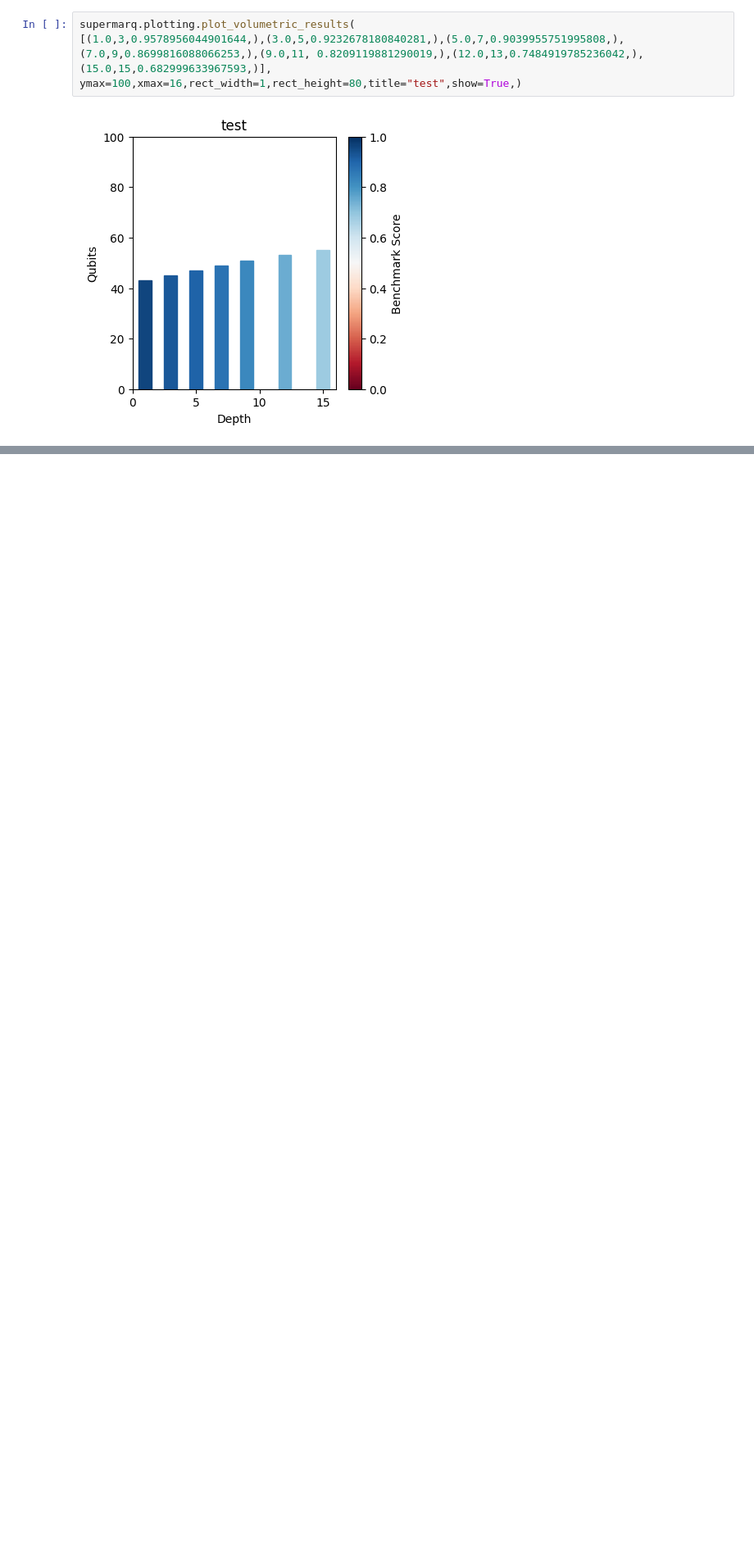
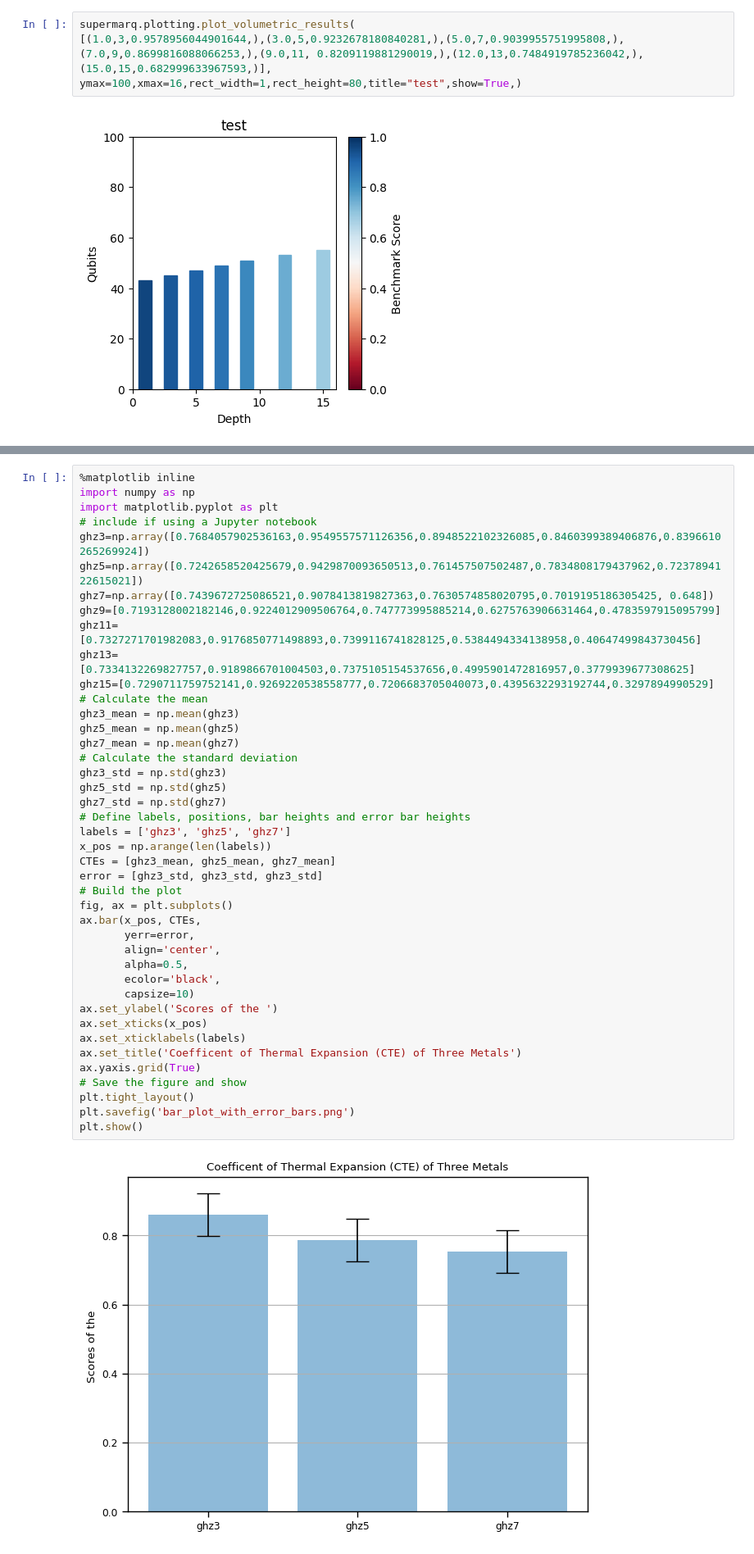
Before and after one commit to vandnaChaturvedi/Supermarq_benchmark_POC, a Jupyter notebook: sm_GHZ.ipynb, the cells around one changed output, grey strips where cells are left out. Shown at 82% size. Drawn from its saved outputs; the diff is of its cells as text; blank space fills up the shorter version.

```diff
--- a/sm_GHZ.ipynb
+++ b/sm_GHZ.ipynb
@@ -213,0 +238,44 @@ for fakes in all_fake_scores:
+# %%
+%matplotlib inline
+import numpy as np
+import matplotlib.pyplot as plt
+# include if using a Jupyter notebook
+ghz3=np.array([0.7684057902536163,0.9549557571126356,0.8948522102326085,0.8460399389406876,0.8396610265269924])
+ghz5=np.array([0.7242658520425679,0.9429870093650513,0.761457507502487,0.7834808179437962,0.7237894122615021])
+ghz7=np.array([0.7439672725086521,0.9078413819827363,0.7630574858020795,0.7019195186305425, 0.648])
+ghz9=[0.7193128002182146,0.9224012909506764,0.747773995885214,0.6275763906631464,0.4783597915095799]
+ghz11=[0.7327271701982083,0.9176850771498893,0.7399116741828125,0.5384494334138958,0.40647499843730456]
+ghz13=[0.7334132269827757,0.9189866701004503,0.7375105154537656,0.4995901472816957,0.3779939677308625]
+ghz15=[0.7290711759752141,0.9269220538558777,0.7206683705040073,0.4395632293192744,0.3297894990529]
+# Calculate the mean
+ghz3_mean = np.mean(ghz3)
+ghz5_mean = np.mean(ghz5)
+ghz7_mean = np.mean(ghz7)
+# Calculate the standard deviation
+ghz3_std = np.std(ghz3)
+ghz5_std = np.std(ghz5)
+ghz7_std = np.std(ghz7)
+# Define labels, positions, bar heights and error bar heights
+labels = ['ghz3', 'ghz5', 'ghz7']
+x_pos = np.arange(len(labels))
+CTEs = [ghz3_mean, ghz5_mean, ghz7_mean]
+error = [ghz3_std, ghz3_std, ghz3_std]
+# Build the plot
+fig, ax = plt.subplots()
+ax.bar(x_pos, CTEs,
+       yerr=error,
+       align='center',
+       alpha=0.5,
+       ecolor='black',
+       capsize=10)
+ax.set_ylabel('Scores of the ')
+ax.set_xticks(x_pos)
+ax.set_xticklabels(labels)
+ax.set_title('Coefficent of Thermal Expansion (CTE) of Three Metals')
+ax.yaxis.grid(True)
+# Save the figure and show
+plt.tight_layout()
+plt.savefig('bar_plot_with_error_bars.png')
+plt.show()
+# %% [output]
+[figure, added]
```
Also changed, not shown: parts of 12 cells of this notebook, 4 other files.
